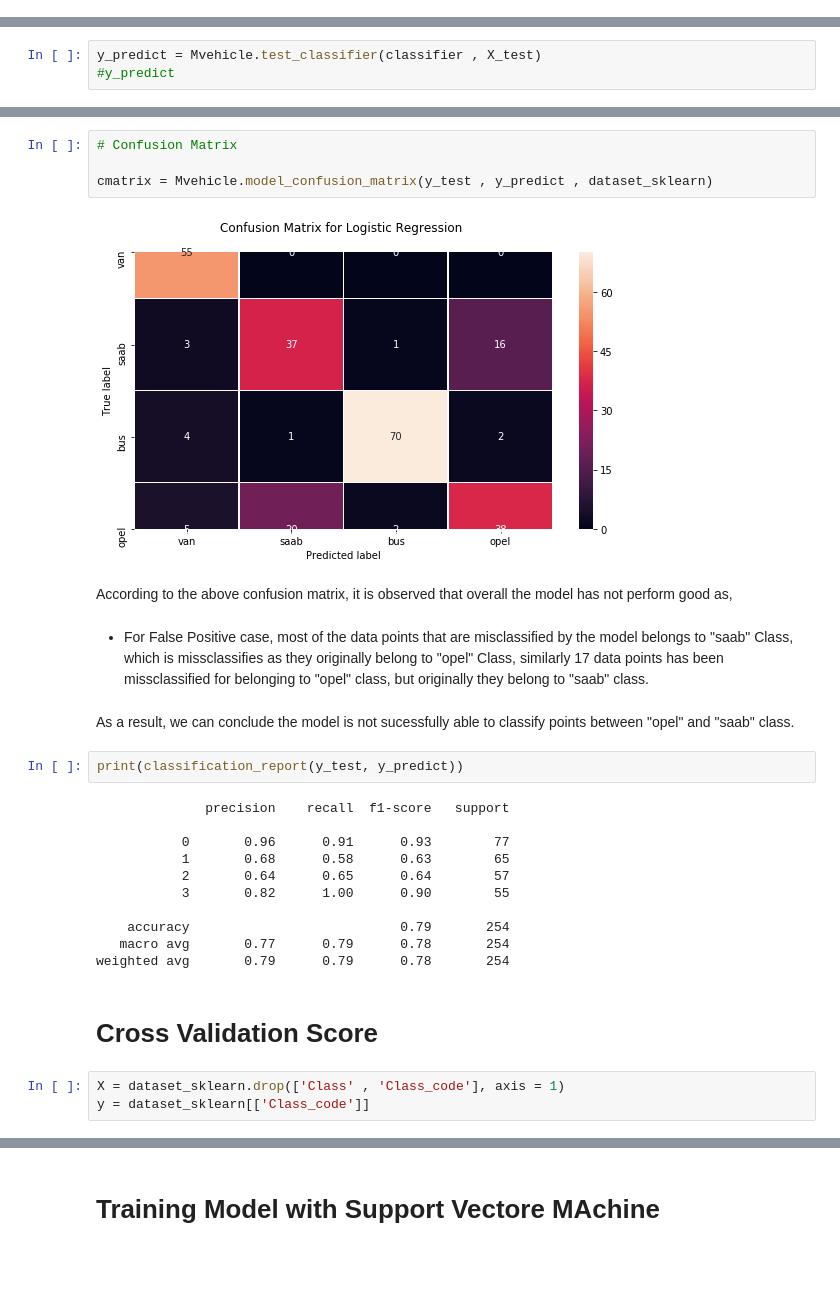
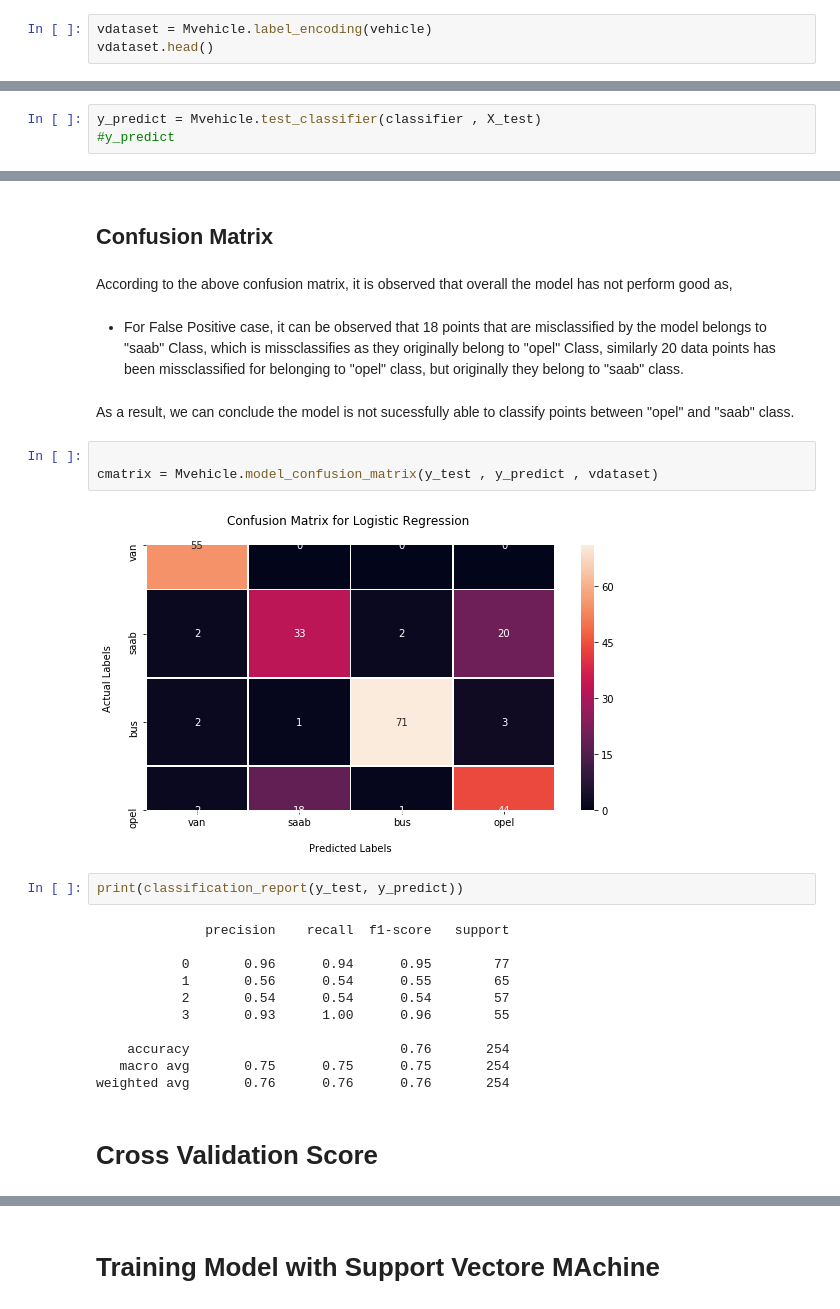
Before and after one commit to mozilla/PRESC, a Jupyter notebook: dev/shiza16/Vehicle_Classifier.ipynb, the cells around one changed output, grey strips where cells are left out. Saved outputs shown, nothing was run; the diff lists cells and outputs as text; blank space fills up the shorter version.

```diff
--- a/dev/shiza16/Vehicle_Classifier.ipynb
+++ b/dev/shiza16/Vehicle_Classifier.ipynb
@@ -86,0 +86,3 @@ vdataset.head()
+# %%
+vdataset = Mvehicle.label_encoding(vehicle)
+vdataset.head()
@@ -117,31 +132,29 @@ Accuracy:  78.74015748031496
-# %%
-# Confusion Matrix
-
-cmatrix = Mvehicle.model_confusion_matrix(y_test , y_predict , dataset_sklearn)
-# %% [output]
-[figure, removed]
+# %% [markdown]
+## Confusion Matrix
 # %% [markdown]
  According to the above confusion matrix, it is observed that overall the model has not perform good as,
 # %% [markdown]
-- For False Positive case, most of the data points that are misclassified by the model belongs to "saab" Class, which is           missclassifies as they originally belong to "opel" Class, similarly 17 data points has been missclassified for belonging       to "opel" class, but originally they belong to "saab" class.
+- For False Positive case, it can be observed that 18 points that are misclassified by the model belongs to "saab" Class, which   is missclassifies as they originally belong to "opel" Class, similarly 20 data points has been missclassified for belonging       to "opel" class, but originally they belong to "saab" class.
 # %% [markdown]
 As a result, we can conclude the model is not sucessfully able to classify points between "opel" and "saab" class.
+# %%
+
+cmatrix = Mvehicle.model_confusion_matrix(y_test , y_predict , vdataset)
+# %% [output]
+[figure, added]
 # %%
 print(classification_report(y_test, y_predict))
 # %% [output]
               precision    recall  f1-score   support
 
-           0       0.96      0.91      0.93        77
-           1       0.68      0.58      0.63        65
-           2       0.64      0.65      0.64        57
-           3       0.82      1.00      0.90        55
+           0       0.96      0.94      0.95        77
+           1       0.56      0.54      0.55        65
+           2       0.54      0.54      0.54        57
+           3       0.93      1.00      0.96        55
 
-    accuracy                           0.79       254
-   macro avg       0.77      0.79      0.78       254
-weighted avg       0.79      0.79      0.78       254
+    accuracy                           0.76       254
+   macro avg       0.75      0.75      0.75       254
+weighted avg       0.76      0.76      0.76       254
 # %% [markdown]
 # Cross Validation Score
-# %%
-X = dataset_sklearn.drop(['Class' , 'Class_code'], axis = 1)
-y = dataset_sklearn[['Class_code']]
 # %%
```
Also changed, not shown: parts of 42 cells of this notebook.
